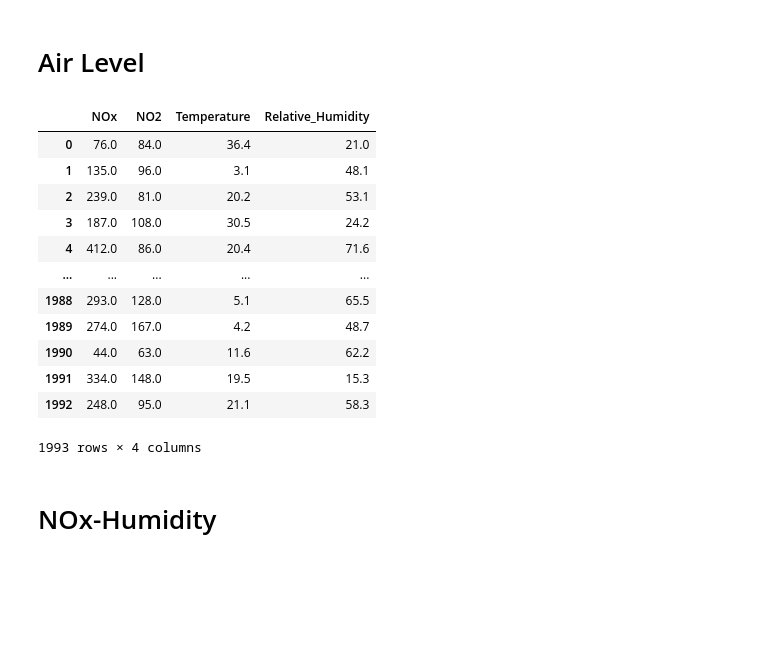
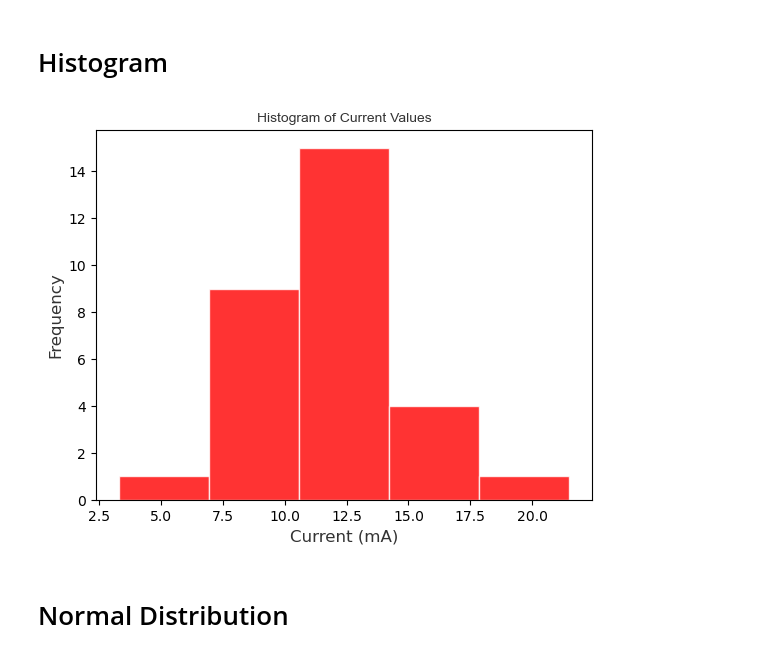
Before and after one commit to WinterBlizzard/Stats-Compas, a Jupyter notebook: lab6.ipynb, the cells around one changed output. Drawn from its saved outputs; the diff is of its cells as text; code cells hidden in the pictures; blank space fills up the shorter version.

```diff
--- a/lab6.ipynb
+++ b/lab6.ipynb
@@ -70,0 +111,3 @@ plt.show()
+# %%
+df['Z-score'] = stats.zscore(df['Current'], ddof=1)
+df
@@ -71,21 +145,18 @@ plt.show()
 # %% [markdown]
-<h1>Air Level</h1>
+<h1>Histogram</h1>
-# %%
-air = pd.read_csv(r'dataset\air-quality.csv',delimiter=",")
-air
-# %% [output]
-|  | NOx | NO2 | Temperature | Relative_Humidity |
-| 0 | 76.0 | 84.0 | 36.4 | 21.0 |
-| 1 | 135.0 | 96.0 | 3.1 | 48.1 |
-| 2 | 239.0 | 81.0 | 20.2 | 53.1 |
-| 3 | 187.0 | 108.0 | 30.5 | 24.2 |
-| 4 | 412.0 | 86.0 | 20.4 | 71.6 |
-| ... | ... | ... | ... | ... |
-| 1988 | 293.0 | 128.0 | 5.1 | 65.5 |
-| 1989 | 274.0 | 167.0 | 4.2 | 48.7 |
-| 1990 | 44.0 | 63.0 | 11.6 | 62.2 |
-| 1991 | 334.0 | 148.0 | 19.5 | 15.3 |
-| 1992 | 248.0 | 95.0 | 21.1 | 58.3 |
-1993 rows × 4 columns
+# %%
+plt.hist(df['Current'], bins=5,
+        alpha=0.8,
+        color= 'red',
+        edgecolor='white',)
+
+plt.title('Histogram of Current Values',
+         fontsize=14, font='Arial', color='#333333')
+
+plt.xlabel('Current (mA)', fontsize=12, color='#333333')
+plt.ylabel('Frequency', fontsize=12, color='#333333')
+plt.show()
+# %% [output]
+[figure, added]
 # %% [markdown]
-<h1>NOx-Humidity</h1>
+<h1>Normal Distribution</h1>
```
Also changed, not shown: parts of 27 cells of this notebook, 7 other files.
